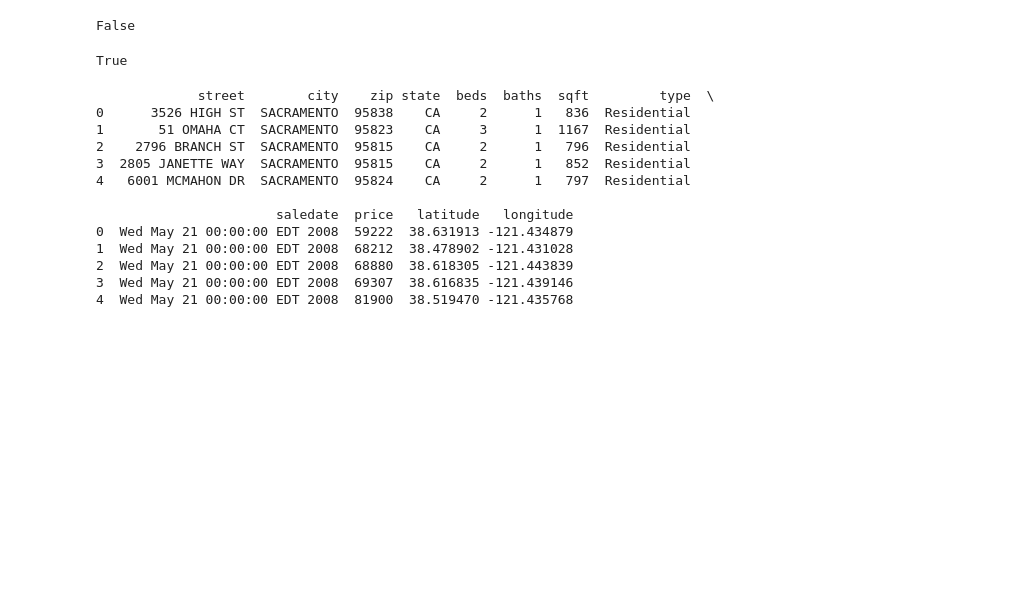
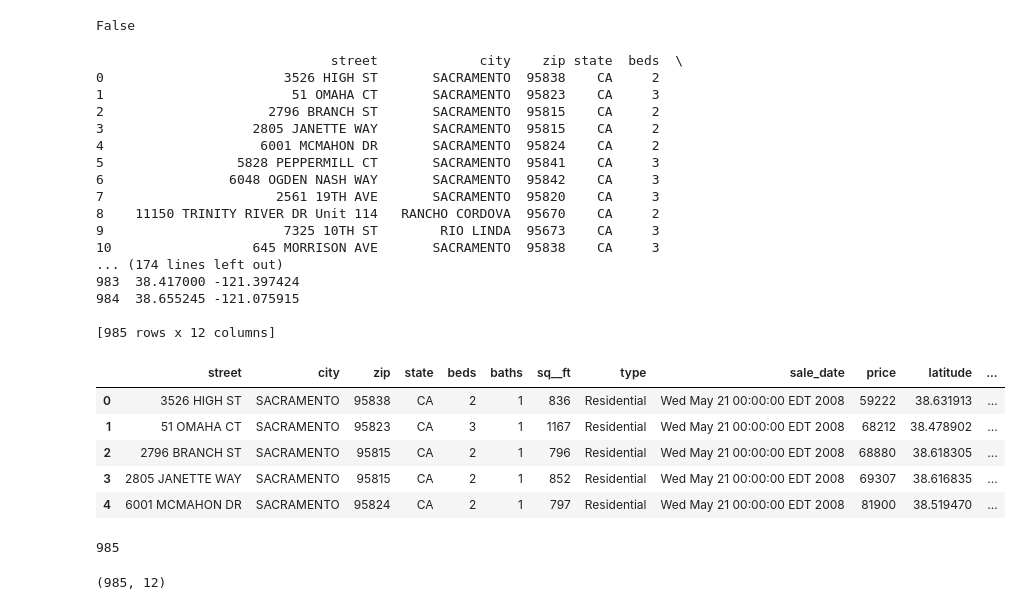
Before and after one commit to coryjennings93/codeLou_Python, a Jupyter notebook: PythondatabaseProject.ipynb, the cells around one changed output. Drawn from its saved outputs; the diff is of its cells as text; code cells hidden in the pictures; blank space fills up the shorter version.

Commit message:
creates a new notebook showing data aggregation

```diff
--- a/PythondatabaseProject.ipynb
+++ b/PythondatabaseProject.ipynb
@@ -7,7 +7,8 @@ import sqlite3
 db = sqlite3.connect("first_database.db")
 file2 = "Sacramentorealestatetransactions2.csv"
 #file = "/Users/arnica/Documents/coding/Python_Jupyter/PythonForDataAnalysis/codeLou_Python/Sacramentorealestatetransactions2.csv"
-#url = "https://raw.githubusercontent.com/mathcoder3141/blog-data-files/master/Congress_White_House.csv"
+file = "Sacramentorealestatetransactions.csv"
+url = "https://raw.githubusercontent.com/mathcoder3141/blog-data-files/master/Congress_White_House.csv"
 #url2 = "https://raw.githubusercontent.com/coryjennings93/codeLou_Python/master/Sacramentorealestatetransactions2.csv"
 
 
@@ -18,23 +19,42 @@ os.path.isfile('file2')
 # %% [output]
 False
 # %%
-os.path.isfile('/Users/arnica/Documents/coding/Python_Jupyter/PythonForDataAnalysis/codeLou_Python/Sacramentorealestatetransactions2.csv')
+#os.path.isfile('/Users/arnica/Documents/coding/Python_Jupyter/PythonForDataAnalysis/codeLou_Python/Sacramentorealestatetransactions2.csv')
-# %% [output]
-True
 # %%
-df = pd.read_csv(file2)
+df = pd.read_csv(file)
 print(df)
 # %% [output]
-             street        city    zip state  beds  baths  sqft         type  \
-0      3526 HIGH ST  SACRAMENTO  95838    CA     2      1   836  Residential
-1       51 OMAHA CT  SACRAMENTO  95823    CA     3      1  1167  Residential
-2    2796 BRANCH ST  SACRAMENTO  95815    CA     2      1   796  Residential
-3  2805 JANETTE WAY  SACRAMENTO  95815    CA     2      1   852  Residential
-4   6001 MCMAHON DR  SACRAMENTO  95824    CA     2      1   797  Residential
+                              street             city    zip state  beds  \
+0                       3526 HIGH ST       SACRAMENTO  95838    CA     2
+1                        51 OMAHA CT       SACRAMENTO  95823    CA     3
+2                     2796 BRANCH ST       SACRAMENTO  95815    CA     2
+3                   2805 JANETTE WAY       SACRAMENTO  95815    CA     2
+4                    6001 MCMAHON DR       SACRAMENTO  95824    CA     2
+5                 5828 PEPPERMILL CT       SACRAMENTO  95841    CA     3
+6                6048 OGDEN NASH WAY       SACRAMENTO  95842    CA     3
+7                      2561 19TH AVE       SACRAMENTO  95820    CA     3
+8    11150 TRINITY RIVER DR Unit 114   RANCHO CORDOVA  95670    CA     2
+9                       7325 10TH ST        RIO LINDA  95673    CA     3
+10                  645 MORRISON AVE       SACRAMENTO  95838    CA     3
+... (174 lines left out)
+983  38.417000 -121.397424
+984  38.655245 -121.075915
 
-                       saledate  price   latitude   longitude
-0  Wed May 21 00:00:00 EDT 2008  59222  38.631913 -121.434879
-1  Wed May 21 00:00:00 EDT 2008  68212  38.478902 -121.431028
-2  Wed May 21 00:00:00 EDT 2008  68880  38.618305 -121.443839
-3  Wed May 21 00:00:00 EDT 2008  69307  38.616835 -121.439146
-4  Wed May 21 00:00:00 EDT 2008  81900  38.519470 -121.435768
+[985 rows x 12 columns]
+# %%
+df.head()
+# %% [output]
+|  | street | city | zip | state | beds | baths | sq__ft | type | sale_date | price | latitude | ... |
+| 0 | 3526 HIGH ST | SACRAMENTO | 95838 | CA | 2 | 1 | 836 | Residential | Wed May 21 00:00:00 EDT 2008 | 59222 | 38.631913 | ... |
+| 1 | 51 OMAHA CT | SACRAMENTO | 95823 | CA | 3 | 1 | 1167 | Residential | Wed May 21 00:00:00 EDT 2008 | 68212 | 38.478902 | ... |
+| 2 | 2796 BRANCH ST | SACRAMENTO | 95815 | CA | 2 | 1 | 796 | Residential | Wed May 21 00:00:00 EDT 2008 | 68880 | 38.618305 | ... |
+| 3 | 2805 JANETTE WAY | SACRAMENTO | 95815 | CA | 2 | 1 | 852 | Residential | Wed May 21 00:00:00 EDT 2008 | 69307 | 38.616835 | ... |
+| 4 | 6001 MCMAHON DR | SACRAMENTO | 95824 | CA | 2 | 1 | 797 | Residential | Wed May 21 00:00:00 EDT 2008 | 81900 | 38.519470 | ... |
+# %%
+len(df)
+# %% [output]
+985
+# %%
+df.shape
+# %% [output]
+(985, 12)
```
Also changed, not shown: parts of 11 cells of this notebook, 2 other files.
